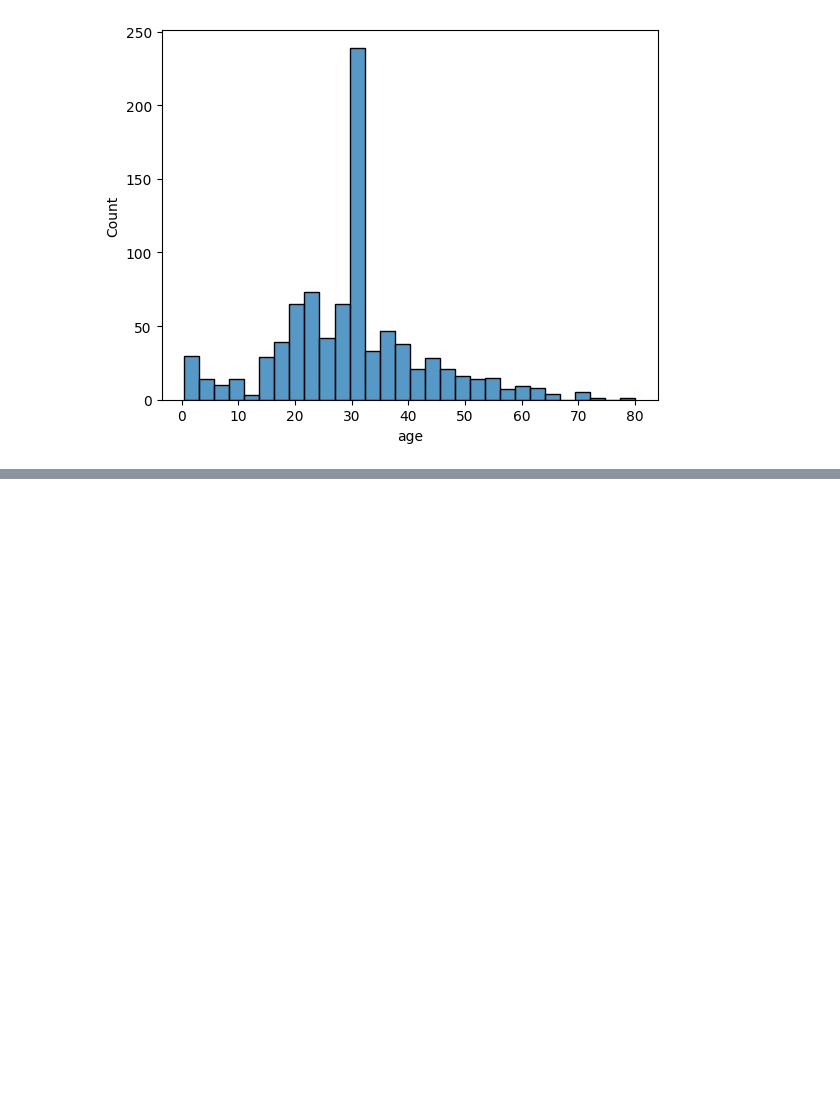
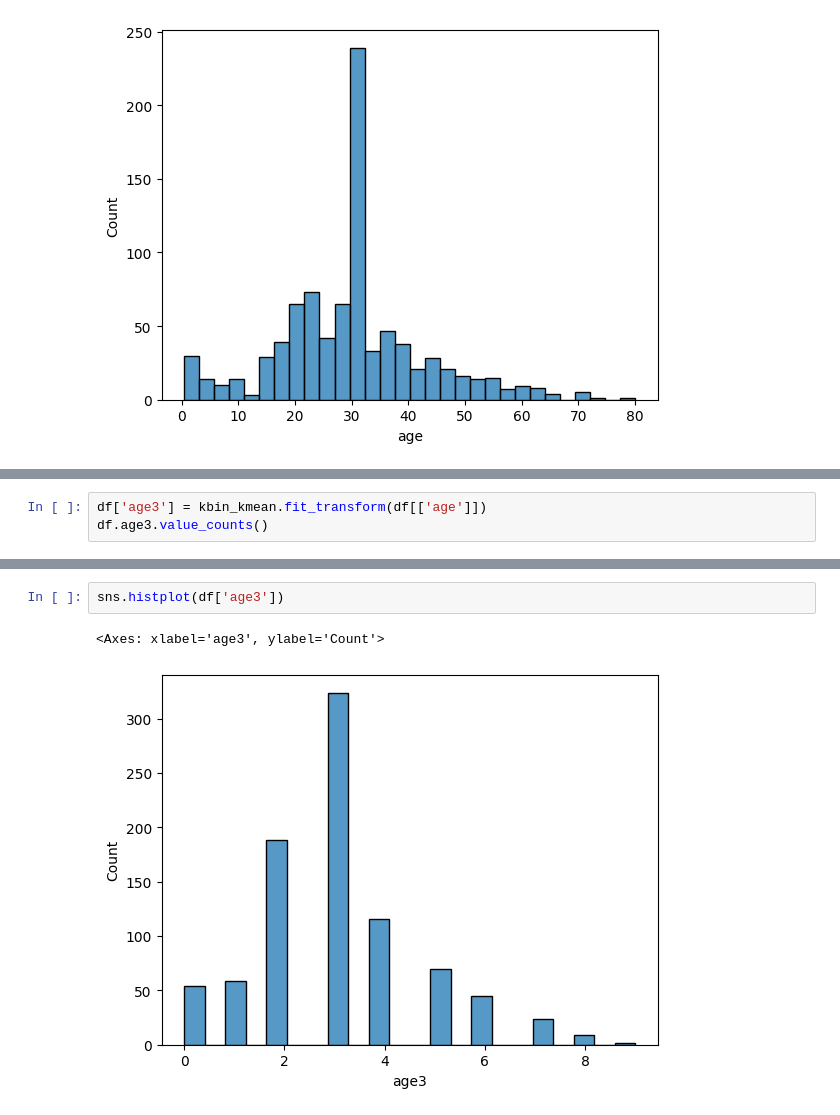
Before and after one commit to Shrikantlala24/Machine-learning, a Jupyter notebook: Feature engineering NB's/8_binning.ipynb, the cells around one changed output, grey strips where cells are left out. Drawn from its saved outputs; the diff is of its cells as text; blank space fills up the shorter version.

```diff
--- a/Feature engineering NB's/8_binning.ipynb
+++ b/Feature engineering NB's/8_binning.ipynb
@@ -57,0 +82,3 @@ sns.histplot(df['age1'])
+# %%
+df['age3'] = kbin_kmean.fit_transform(df[['age']])
+df.age3.value_counts()
@@ -57,0 +98,5 @@ sns.histplot(df['age1'])
+# %%
+sns.histplot(df['age3'])
+# %% [output]
+<Axes: xlabel='age3', ylabel='Count'>
+[figure, added]
```
Also changed, not shown: parts of 6 cells of this notebook.
